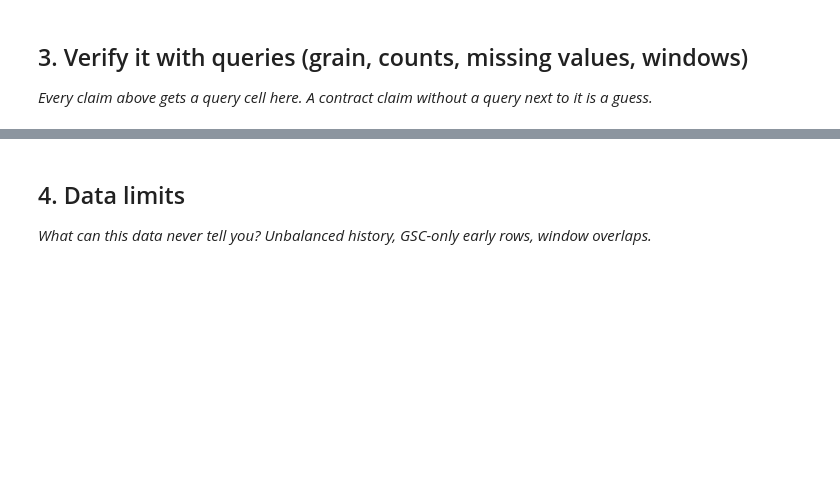
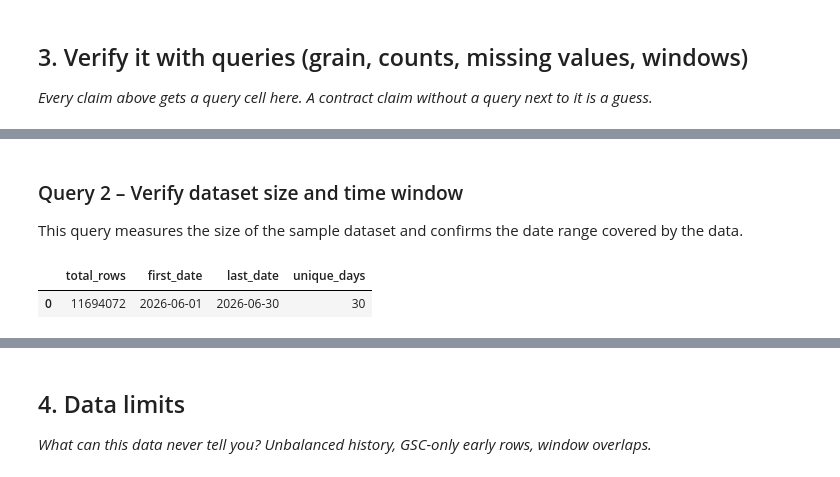
Before and after one commit to venkat-vipul/flyrank_ml, a Jupyter notebook: work/notebooks/w03_data_contract.ipynb, the cells around one changed output, grey strips where cells are left out. Saved outputs shown, nothing was run; the diff lists cells and outputs as text; code cells hidden in the pictures; blank space fills up the shorter version.

```diff
--- a/work/notebooks/w03_data_contract.ipynb
+++ b/work/notebooks/w03_data_contract.ipynb
@@ -29,0 +166,20 @@ This skeleton is yours to fill. Work the sections **in order** — each one has
+# %% [markdown]
+### Query 2 – Verify dataset size and time window
+
+This query measures the size of the sample dataset and confirms the date range covered by the data.
+# %%
+query = """
+SELECT
+    COUNT(*) AS total_rows,
+    MIN(report_date) AS first_date,
+    MAX(report_date) AS last_date,
+    COUNT(DISTINCT report_date) AS unique_days
+FROM read_parquet(
+'hf://datasets/FlyRank/internship-warehouse/fact_content_daily_performance_sample.parquet'
+)
+"""
+
+con.execute(query).df()
+# %% [output]
+|  | total_rows | first_date | last_date | unique_days |
+| 0 | 11694072 | 2026-06-01 | 2026-06-30 | 30 |
```
Also changed, not shown: parts of 17 cells of this notebook.
